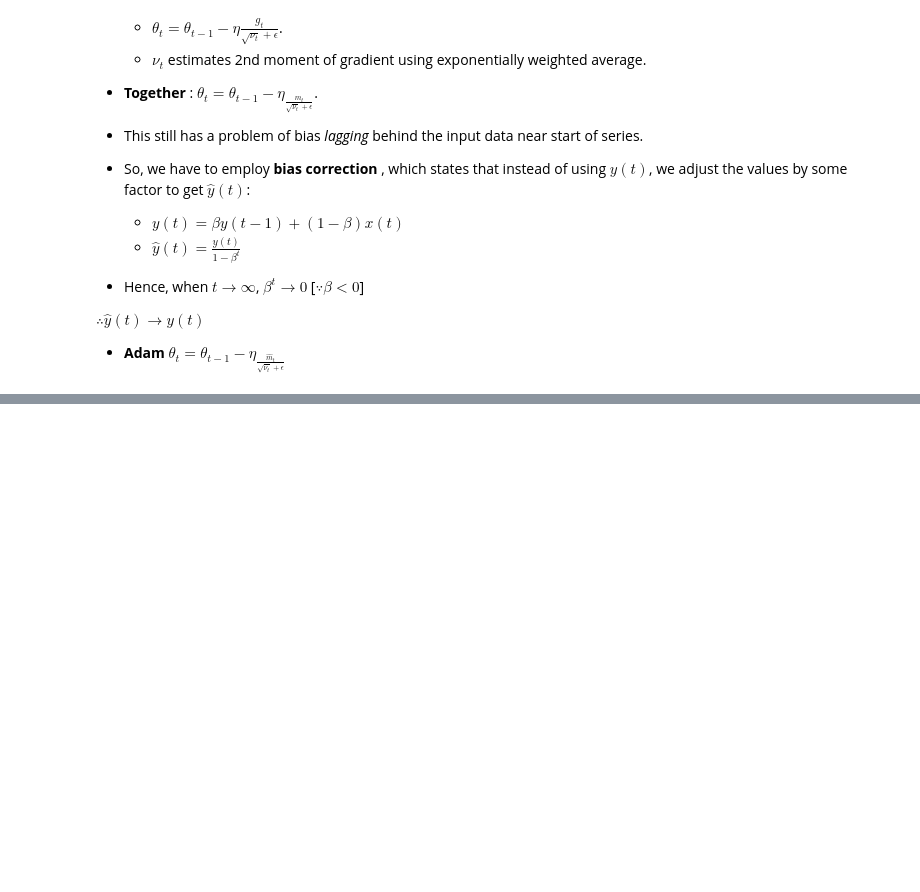
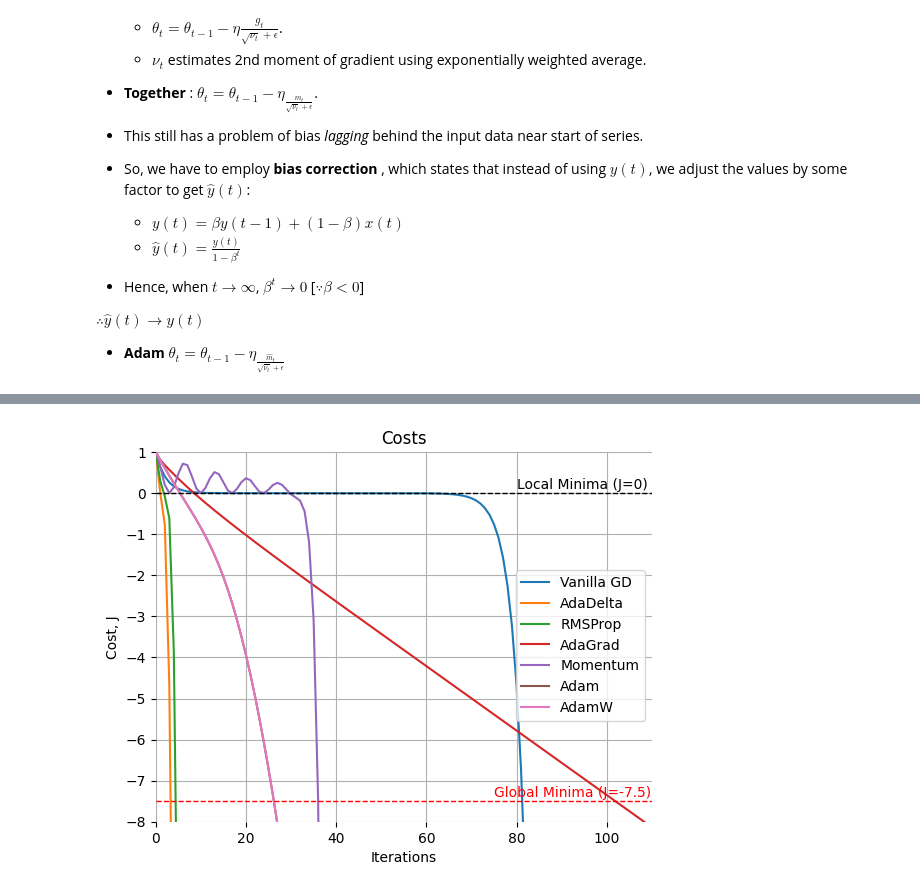
Before and after one commit to BUSY-LOOPING/DeepLearning-Optimizers, a Jupyter notebook: Optimizer-Saddle.ipynb, the cells around one changed output, grey strips where cells are left out. Cells and saved outputs as stored; diff of their text form; code cells hidden in the pictures; blank space fills up the shorter version.

Commit message:
fixed adadelta+adam added rmsprop+adamw

```diff
--- a/Optimizer-Saddle.ipynb
+++ b/Optimizer-Saddle.ipynb
@@ -133,13 +164,13 @@ def plot_3d_dynamic(theta1, theta2, J, label, iterations) :
         plt.draw()
         plt.pause(0.01)
 # %%
-theta1 = 3
-theta2 = 0.000
+theta1 = 1
+theta2 = 1e-6
 alpha = 1e-1  #learning rate
 theta1_hist = []
 theta2_hist = []
 J_hist = []
-iterations = 100
+iterations = 150
 for i in range(iterations) :
     theta1_hist.append(theta1)
     theta2_hist.append(theta2)
@@ -455,31 +545,31 @@ $\therefore \hat{y}(t) → y(t)$
 - **Adam**
 $\theta_t = \theta_{t-1} - \eta_ \frac{\hat{m}_t} {\sqrt{\hat{\nu}_t} + \epsilon}$
 # %%
-theta1 = 3
-theta2 = 0.000
+theta1 = 1
+theta2 = 1e-6
 eta = 1e-1  #learning rate
 beta1 = 0.9
 beta2 = 0.999
 epsilon = 1e-8
 m1 = m2 = 0
 nu1 = nu2 = 0
-iterations_adam = 100
 
 theta1_adam_hist = []
 theta2_adam_hist = []
 J_adam_hist = []
 
-for i in range(iterations_adam) :
+for i in range(iterations) :
     theta1_adam_hist.append(theta1)
     theta2_adam_hist.append(theta2)
     J = fun(theta1, theta2)
     J_adam_hist.append(J)
 
-    grad1 = (eta * (2 * theta1))
-    grad2 = (eta * (-2 * theta1))
+    grad1 = grad_fun_1(theta1, theta2)
+    grad2 = grad_fun_2(theta1, theta2)
 
     m1 = (beta1 * m1) + ((1 - beta1) * grad1)
     m2 = (beta1 * m2) + ((1 - beta1) * grad2)
+
     nu1 = (beta2 * nu1) + ((1 - beta2) * (grad1 ** 2))
     nu2 = (beta2 * nu2) + ((1 - beta2) * (grad2 ** 2))
 
@@ -622,16 +846,30 @@ for i in range(100):
 # %%
-#%matplotlib inline
-matplotlib.use('TkAgg')
+%matplotlib inline
+# matplotlib.use('TkAgg')
 fig = plt.figure()
 plt.title('Costs')
 plt.xlabel('Iterations')
 plt.ylabel('Cost, J')
-plt.xlim(0, 100)
-plt.ylim(-13, 10)
+plt.xlim(0, 110)
+plt.ylim(-8, 1)
 plt.plot(J_hist, label = 'Vanilla GD')
 plt.plot(J_adadelta_hist, label = 'AdaDelta')
+plt.plot(J_rmsprop_hist, label = 'RMSProp')
 plt.plot(J_adagrad_hist, label =  'AdaGrad')
 plt.plot(J_momen_hist, label = 'Momentum')
 plt.plot(J_adam_hist, label = 'Adam')
-plt.legend()
+plt.plot(J_adamw_hist, label = 'AdamW')
+plt.axhline(y=0, color='black', linestyle='--', linewidth=1)
+plt.axhline(y=-7.5, color='red', linestyle='--', linewidth=1)
+plt.text(80, 0.2, 'Local Minima (J=0)', va='center', ha='left', color='black')
+plt.text(75, -7.3, 'Global Minima (J=-7.5)', va='center', ha='left', color='red')
+plt.legend(loc='upper right', bbox_to_anchor=(1, 0.7))
+plt.grid()
+plt.gca().spines['top'].set_visible(False)
+plt.gca().spines['right'].set_visible(False)
+plt.gca().spines['bottom'].set_visible(False)
+plt.gca().spines['left'].set_visible(False)
+fig.savefig('cost_compare.png', bbox_inches='tight', transparent=True)
 plt.show()
+# %% [output]
+[figure, added]
```
Also changed, not shown: parts of 31 cells of this notebook, 2 other files.
